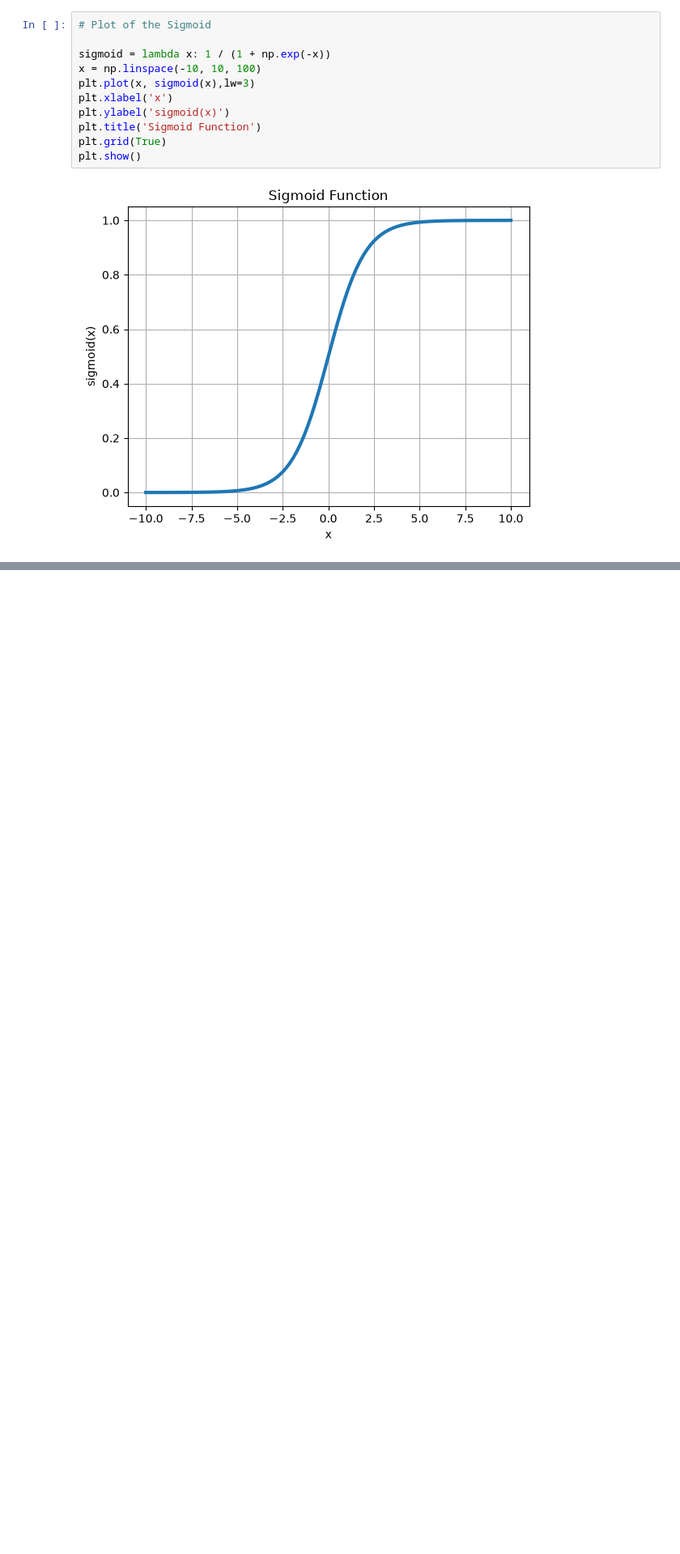
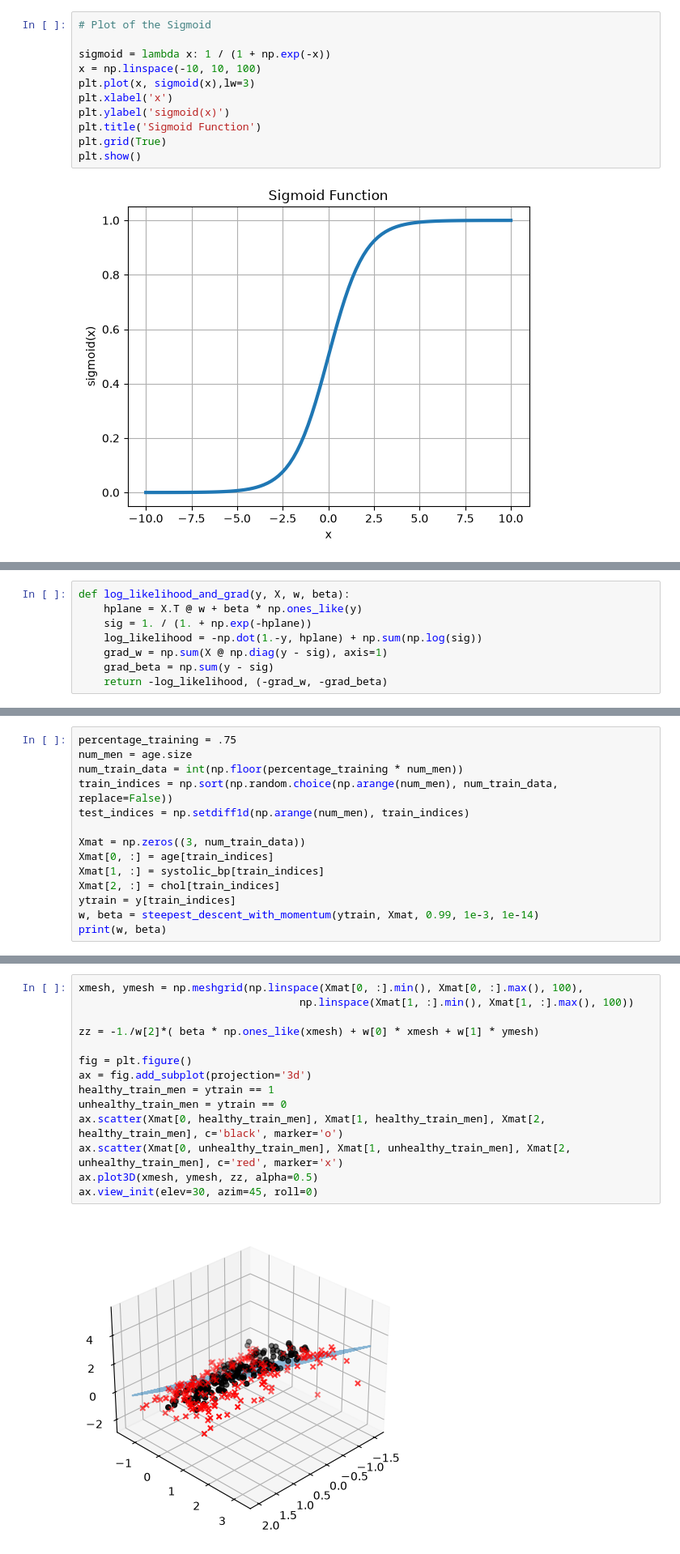
Before and after one commit to curtis-chris/Math_540_Fall_2026, a Jupyter notebook: Lecture_Notes_and_Code/Regression_and_Sparsity/Classification_and_Logistic_Regression.ipynb, the cells around one changed output, grey strips where cells are left out. Shown at 81% size. Drawn from its saved outputs; the diff is of its cells as text; blank space fills up the shorter version.

```diff
--- a/Lecture_Notes_and_Code/Regression_and_Sparsity/Classification_and_Logistic_Regression.ipynb
+++ b/Lecture_Notes_and_Code/Regression_and_Sparsity/Classification_and_Logistic_Regression.ipynb
@@ -148,3 +158,11 @@ So, clearly trying to set these equal to zero and solving is not really going to
+# %%
+def log_likelihood_and_grad(y, X, w, beta):
+    hplane = X.T @ w + beta * np.ones_like(y)
+    sig = 1. / (1. + np.exp(-hplane))
+    log_likelihood = -np.dot(1.-y, hplane) + np.sum(np.log(sig))
+    grad_w = np.sum(X @ np.diag(y - sig), axis=1)
+    grad_beta = np.sum(y - sig)
+    return -log_likelihood, (-grad_w, -grad_beta)
 # %% [markdown]
 ### Optimization through Steepest Descent
 
@@ -163,0 +221,14 @@ As you might imagine, getting this to work can require a bit of trial and error.
+# %%
+percentage_training = .75
+num_men = age.size
+num_train_data = int(np.floor(percentage_training * num_men))
+train_indices = np.sort(np.random.choice(np.arange(num_men), num_train_data, replace=False))
+test_indices = np.setdiff1d(np.arange(num_men), train_indices)
+
+Xmat = np.zeros((3, num_train_data))
+Xmat[0, :] = age[train_indices]
+Xmat[1, :] = systolic_bp[train_indices]
+Xmat[2, :] = chol[train_indices]
+ytrain = y[train_indices]
+w, beta = steepest_descent_with_momentum(ytrain, Xmat, 0.99, 1e-3, 1e-14)
+print(w, beta)
@@ -163,0 +241,16 @@ As you might imagine, getting this to work can require a bit of trial and error.
+# %%
+xmesh, ymesh = np.meshgrid(np.linspace(Xmat[0, :].min(), Xmat[0, :].max(), 100),
+                                   np.linspace(Xmat[1, :].min(), Xmat[1, :].max(), 100))
+
+zz = -1./w[2]*( beta * np.ones_like(xmesh) + w[0] * xmesh + w[1] * ymesh)
+
+fig = plt.figure()
+ax = fig.add_subplot(projection='3d')
+healthy_train_men = ytrain == 1
+unhealthy_train_men = ytrain == 0
+ax.scatter(Xmat[0, healthy_train_men], Xmat[1, healthy_train_men], Xmat[2, healthy_train_men], c='black', marker='o')
+ax.scatter(Xmat[0, unhealthy_train_men], Xmat[1, unhealthy_train_men], Xmat[2, unhealthy_train_men], c='red', marker='x')
+ax.plot3D(xmesh, ymesh, zz, alpha=0.5)
+ax.view_init(elev=30, azim=45, roll=0)
+# %% [output]
+[figure, added]
```
Also changed, not shown: parts of 10 cells of this notebook.
